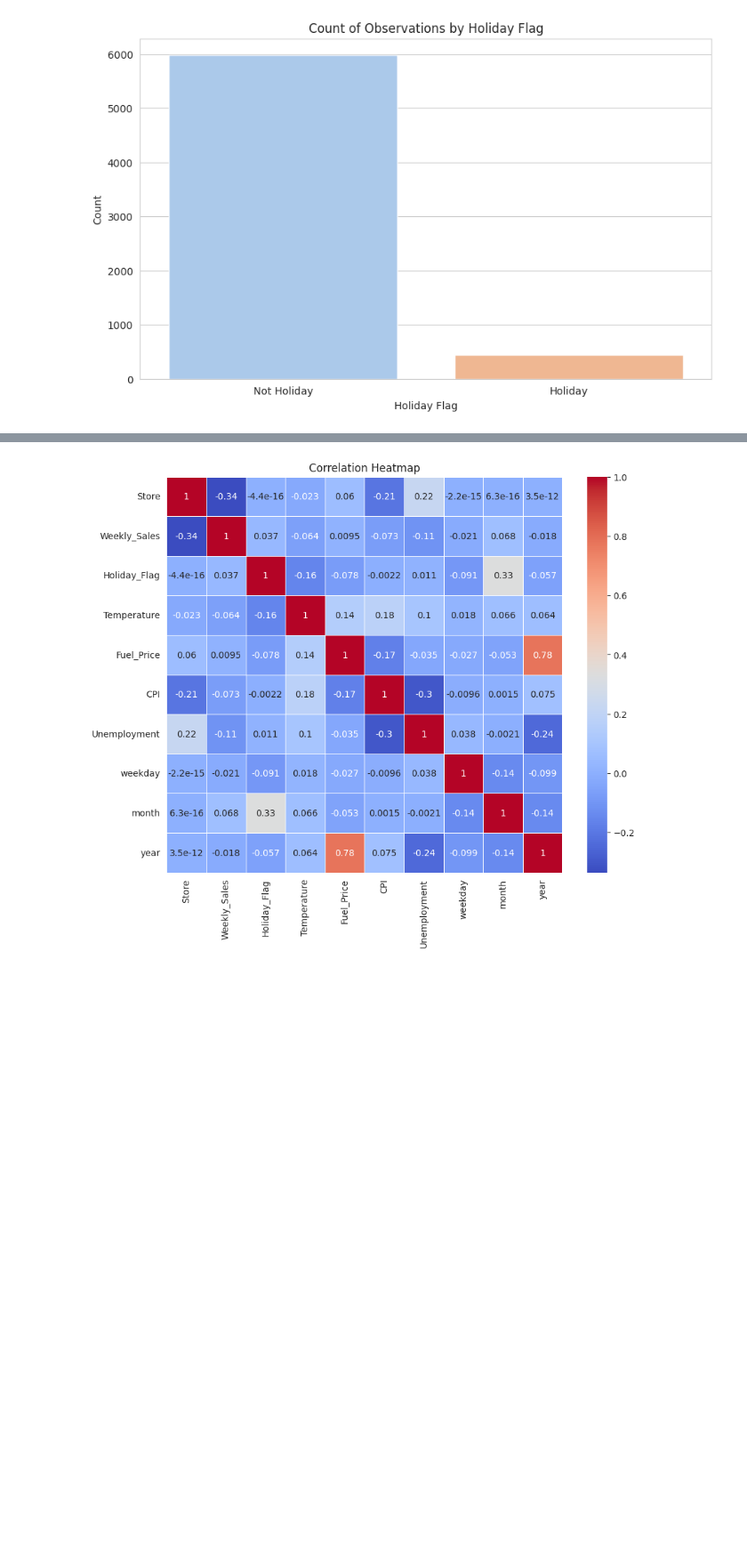
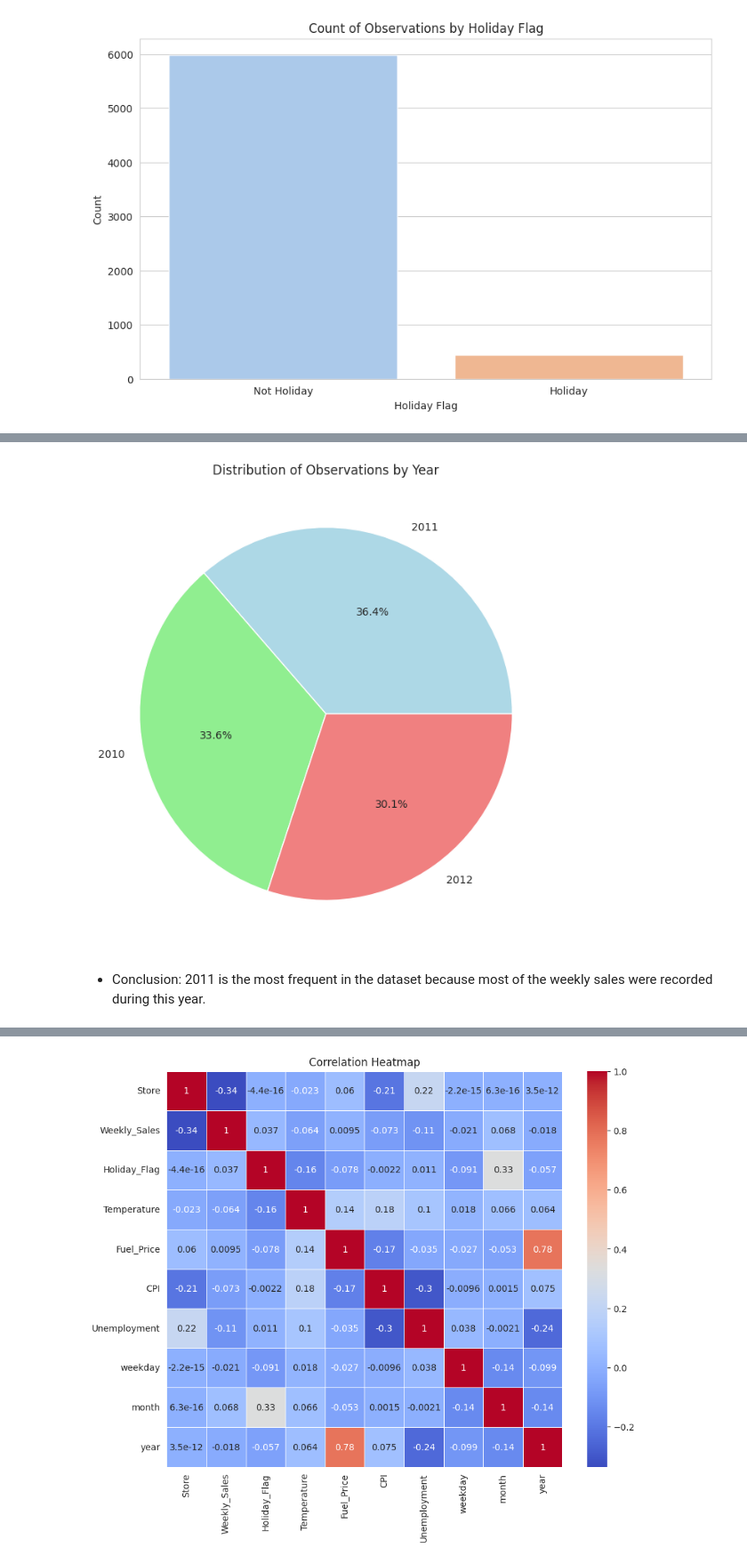
Before and after one commit to MansurPro/walmart_dataset, a Jupyter notebook: walmart_dataset.ipynb, the cells around one changed output, grey strips where cells are left out. Shown at 89% size. Saved outputs shown, nothing was run; the diff lists cells and outputs as text; code cells hidden in the pictures; blank space fills up the shorter version.

```diff
--- a/walmart_dataset.ipynb
+++ b/walmart_dataset.ipynb
@@ -263,0 +285,12 @@ Passing `palette` without assigning `hue` is deprecated and will be removed in v
+# %%
+year_counts = data['year'].value_counts()
+
+# Create a pie chart
+plt.figure(figsize=(8, 8))
+plt.pie(year_counts, labels=year_counts.index, autopct='%1.1f%%', colors=['lightblue', 'lightgreen', 'lightcoral', 'lightyellow'])
+plt.title('Distribution of Observations by Year')
+plt.show()
+# %% [output]
+[figure, added]
+# %% [markdown]
+* Conclusion: 2011 is the most frequent in the dataset because most of the weekly sales were recorded during this year.
```
Also changed, not shown: parts of 80 cells of this notebook.
